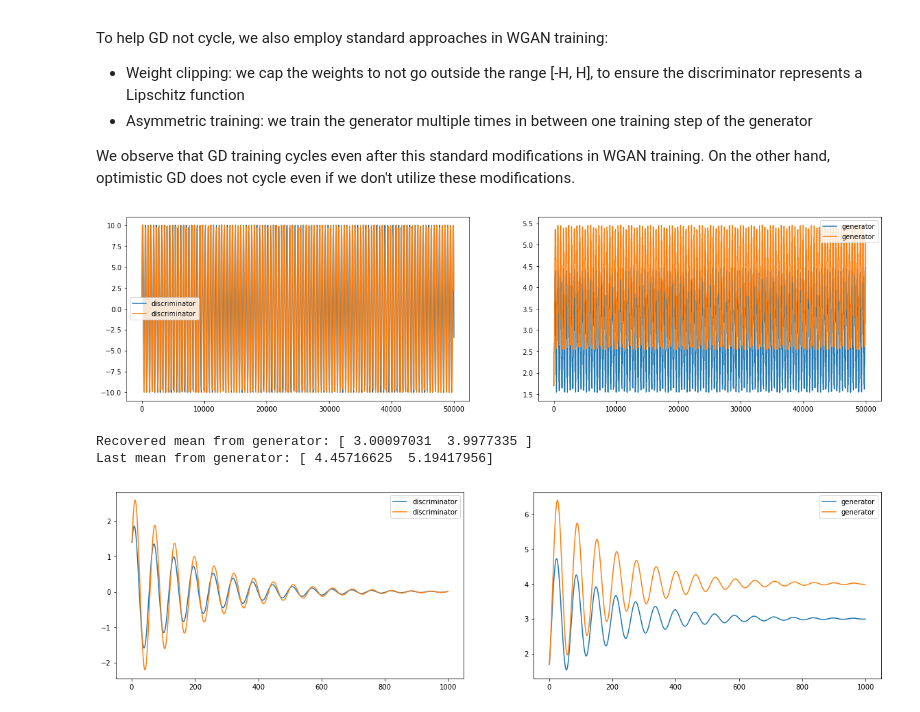
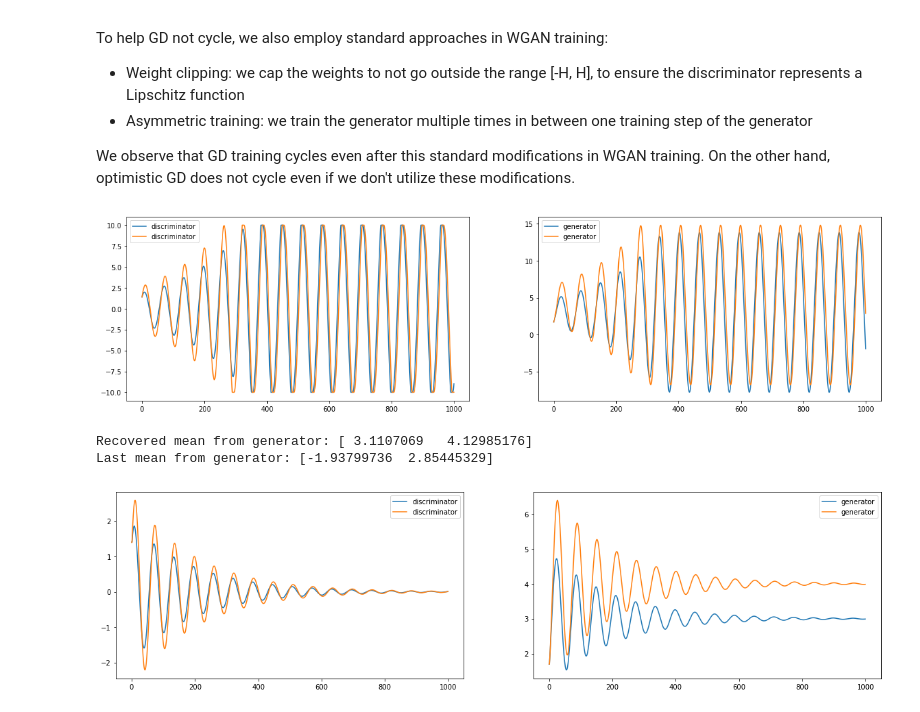
Before and after one commit to vsyrgkanis/optimistic_GAN_training, a Jupyter notebook: notebooks/Simple_GAN_example.ipynb, the cells around one changed output. Cells and saved outputs as stored; diff of their text form; code cells hidden in the pictures.

```diff
--- a/notebooks/Simple_GAN_example.ipynb
+++ b/notebooks/Simple_GAN_example.ipynb
@@ -81,29 +81,30 @@ To help GD not cycle, we also employ standard approaches in WGAN training:
 We observe that GD training cycles even after this standard modifications in WGAN training. On the other hand, optimistic GD does not cycle even if we don't utilize these modifications.
 # %%
 # GD with Clipping on the expected loss
-T = 50000
+T = 1000
 clip_D = 10
-clip_G = 10
 eta_D = .1
 eta_G = .1
-train_gen_every = 50
-w = 1.4*np.ones((T, dim))
-theta = 1.7*np.ones((T, dim))
+train_gen_every = 1
+T_aug = T * train_gen_every
+w = 1.4*np.ones((T_aug, dim))
+theta = 1.7*np.ones((T_aug, dim))
 
-for t in range(1,T):
+for t in range(1,T_aug):
+    # Discriminator
     w[t] = np.clip(w[t-1] + eta_D * (v - theta[t-1]),
                    -clip_D, clip_D)
+    # Generator
     if t % train_gen_every == 0:
-        theta[t] = np.clip(theta[t-1] + eta_G * (w[t-1]),
-                       -clip_G, clip_G)
+        theta[t] = theta[t-1] + eta_G * (w[t-1])
     else:
         theta[t] = theta[t-1]
 
 plot_weights(w, theta)
 # %% [output]
-[figure, old version]
+[figure, new version]
-Recovered mean from generator: [ 3.00097031  3.9977335 ]
-Last mean from generator: [ 4.45716625  5.19417956]
+Recovered mean from generator: [ 3.1107069   4.12985176]
+Last mean from generator: [-1.93799736  2.85445329]
 # %%
 # Optimistic GD Training on the expected loss
 T = 1000
```
Also changed, not shown: parts of 17 cells of this notebook.
